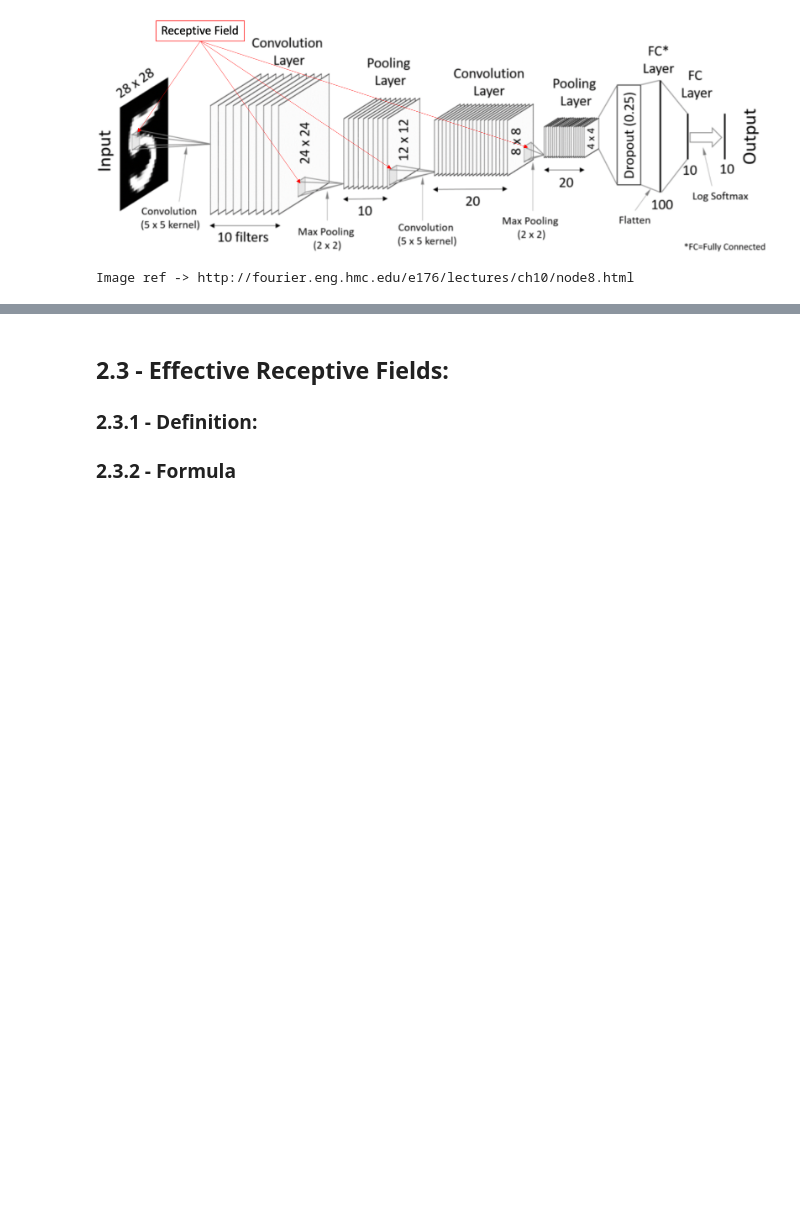
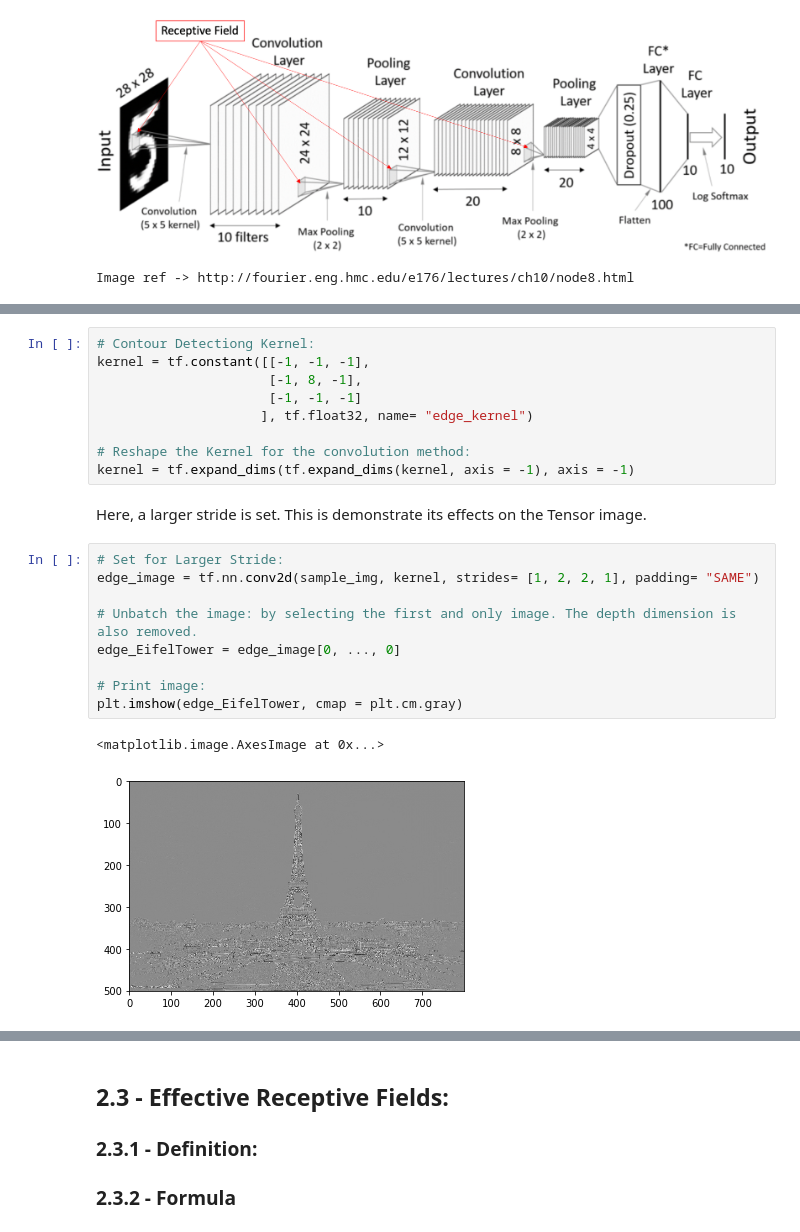
Before and after one commit to ylee9107/ComputerVisionTensorFlow2_myLearning, a Jupyter notebook: 3 - Modern Neural Networks/Modern Neural Networks.ipynb, the cells around one changed output, grey strips where cells are left out. Saved outputs shown, nothing was run; the diff lists cells and outputs as text; blank space fills up the shorter version.

```diff
--- a/3 - Modern Neural Networks/Modern Neural Networks.ipynb
+++ b/3 - Modern Neural Networks/Modern Neural Networks.ipynb
@@ -137,0 +268,23 @@ Further, the kernels in a layer were found to be good at identifying specific lo
+# %%
+# Contour Detectiong Kernel:
+kernel = tf.constant([[-1, -1, -1],
+                      [-1, 8, -1],
+                      [-1, -1, -1]
+                     ], tf.float32, name= "edge_kernel")
+
+# Reshape the Kernel for the convolution method:
+kernel = tf.expand_dims(tf.expand_dims(kernel, axis = -1), axis = -1)
+# %% [markdown]
+Here, a larger stride is set. This is demonstrate its effects on the Tensor image.
+# %%
+# Set for Larger Stride:
+edge_image = tf.nn.conv2d(sample_img, kernel, strides= [1, 2, 2, 1], padding= "SAME")
+
+# Unbatch the image: by selecting the first and only image. The depth dimension is also removed.
+edge_EifelTower = edge_image[0, ..., 0]
+
+# Print image:
+plt.imshow(edge_EifelTower, cmap = plt.cm.gray)
+# %% [output]
+<matplotlib.image.AxesImage at 0x...>
+[figure, added]
```
Also changed, not shown: parts of 37 cells of this notebook.
